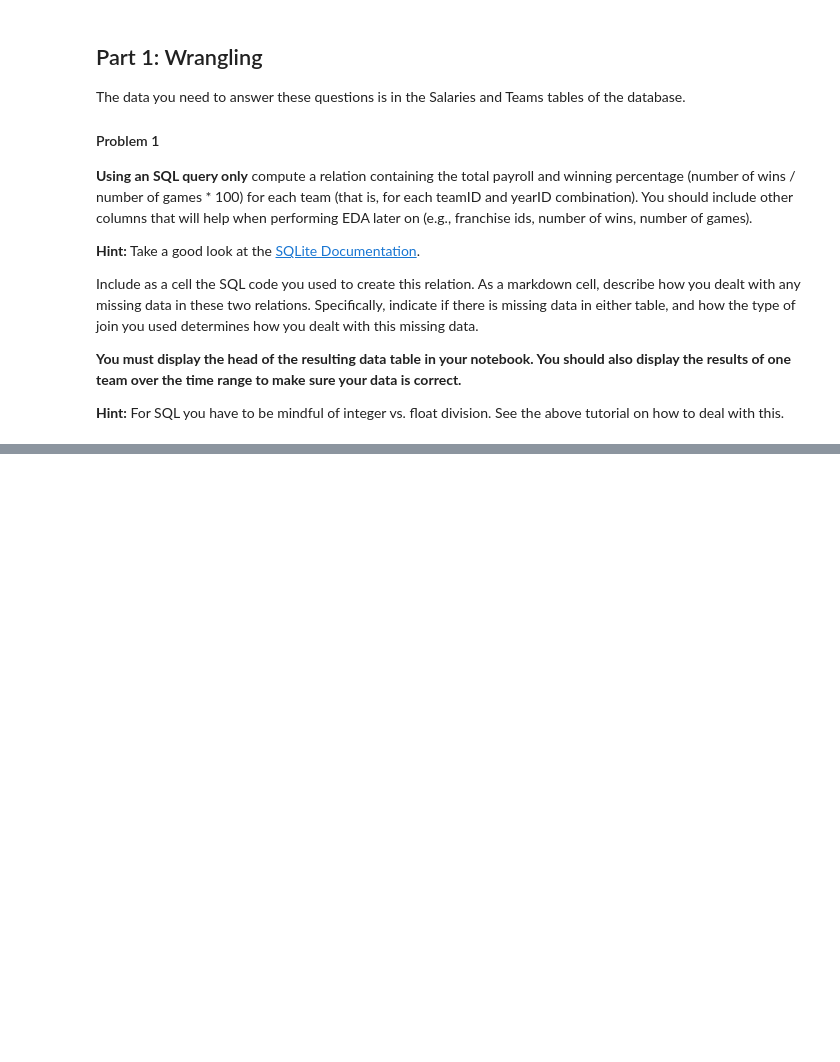
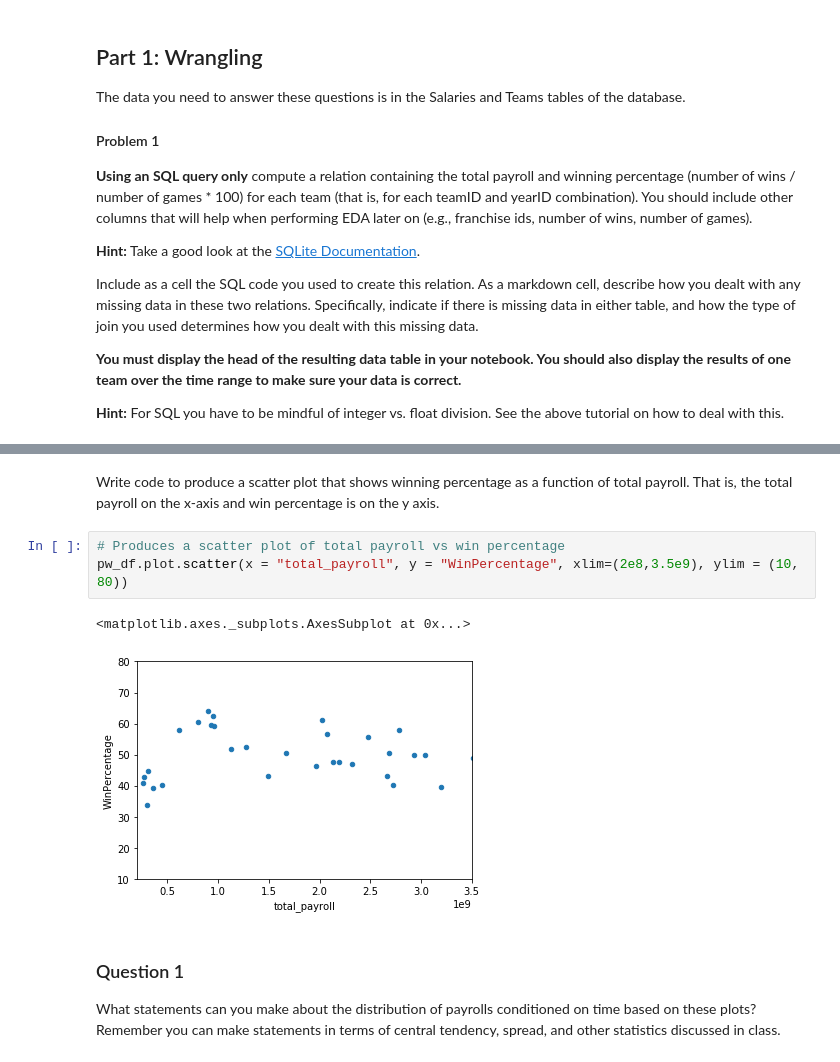
Before and after one commit to thegerrit/data_science, a Jupyter notebook: project2/Project 2 - Garrett Van Beek.ipynb, the cells around one changed output, grey strips where cells are left out. Cells and saved outputs as stored; diff of their text form; blank space fills up the shorter version.

Commit message:
Completed question 1

```diff
--- a/project2/Project 2 - Garrett Van Beek.ipynb
+++ b/project2/Project 2 - Garrett Van Beek.ipynb
@@ -92,0 +112,11 @@ pw_df[pw_df["teamID"] == "ATL"].plot.scatter(x = "yearID", y = "total_payroll",
+# %% [markdown]
+Write code to produce a scatter plot that shows winning percentage as a function of total payroll. That is, the total payroll on the x-axis and win percentage is on the y axis.
+# %%
+# Produces a scatter plot of total payroll vs win percentage
+pw_df.plot.scatter(x = "total_payroll", y = "WinPercentage", xlim=(2e8,3.5e9), ylim = (10, 80))
+# %% [output]
+<matplotlib.axes._subplots.AxesSubplot at 0x...>
+[figure, added]
+# %% [markdown]
+### Question 1
+What statements can you make about the distribution of payrolls conditioned on time based on these plots? Remember you can make statements in terms of central tendency, spread, and other statistics discussed in class.
```
Also changed, not shown: parts of 10 cells of this notebook, 2 other files.
